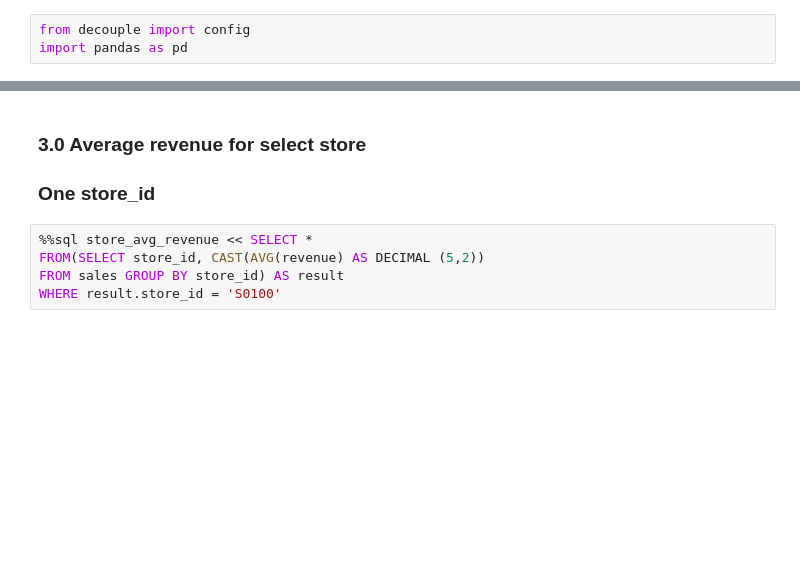
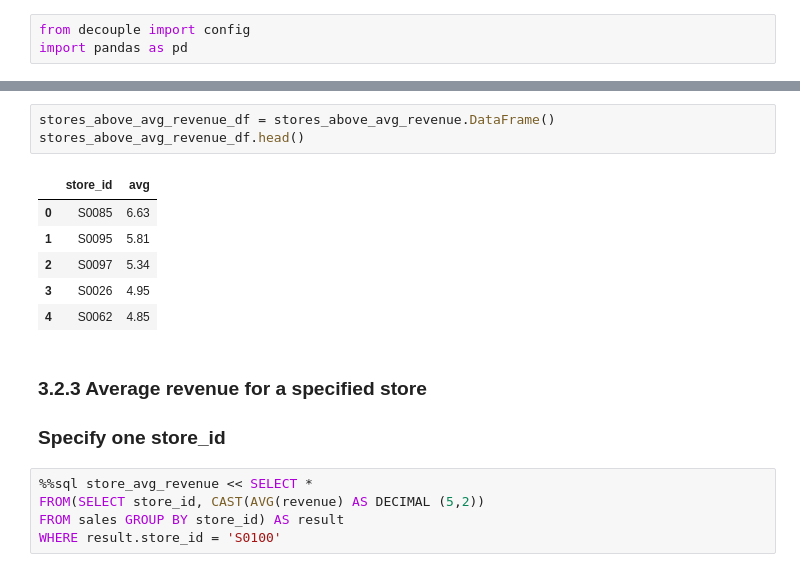
Before and after one commit to ChigozieObika/sql_sales_analysis, a Jupyter notebook: ipython_analysis.ipynb, the cells around one changed output, grey strips where cells are left out. Drawn from its saved outputs; the diff is of its cells as text; blank space fills up the shorter version.

```diff
--- a/ipython_analysis.ipynb
+++ b/ipython_analysis.ipynb
@@ -125,7 +160,17 @@ avg_revenue_by_store
+# %%
+stores_above_avg_revenue_df = stores_above_avg_revenue.DataFrame()
+stores_above_avg_revenue_df.head()
+# %% [output]
+|  | store_id | avg |
+| 0 | S0085 | 6.63 |
+| 1 | S0095 | 5.81 |
+| 2 | S0097 | 5.34 |
+| 3 | S0026 | 4.95 |
+| 4 | S0062 | 4.85 |
 # %% [markdown]
-### 3.0 Average revenue for select store
+### 3.2.3 Average revenue for a specified store
 
-### One store_id
+### Specify one store_id
 # %%
 %%sql store_avg_revenue << SELECT *
 FROM(SELECT store_id, CAST(AVG(revenue) AS DECIMAL (5,2))
```
Also changed, not shown: parts of 51 cells of this notebook.
